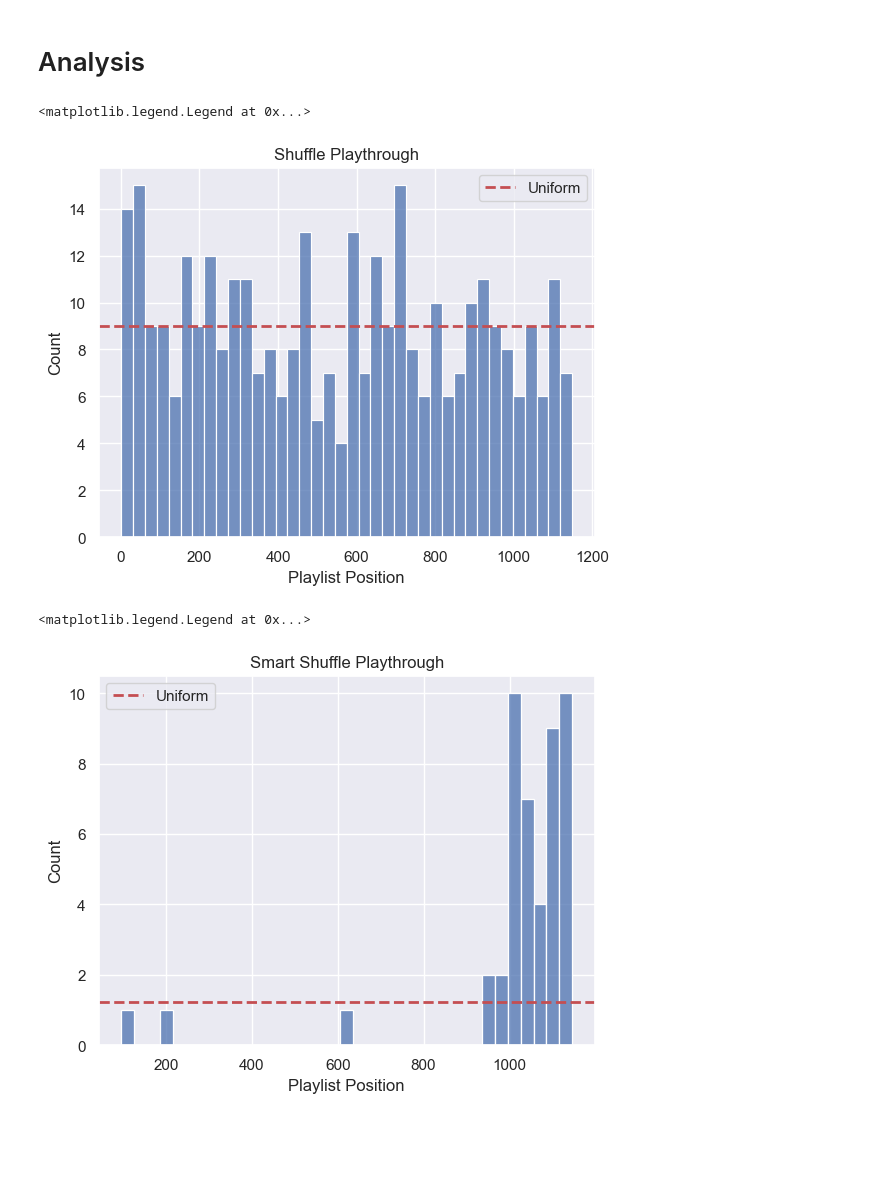
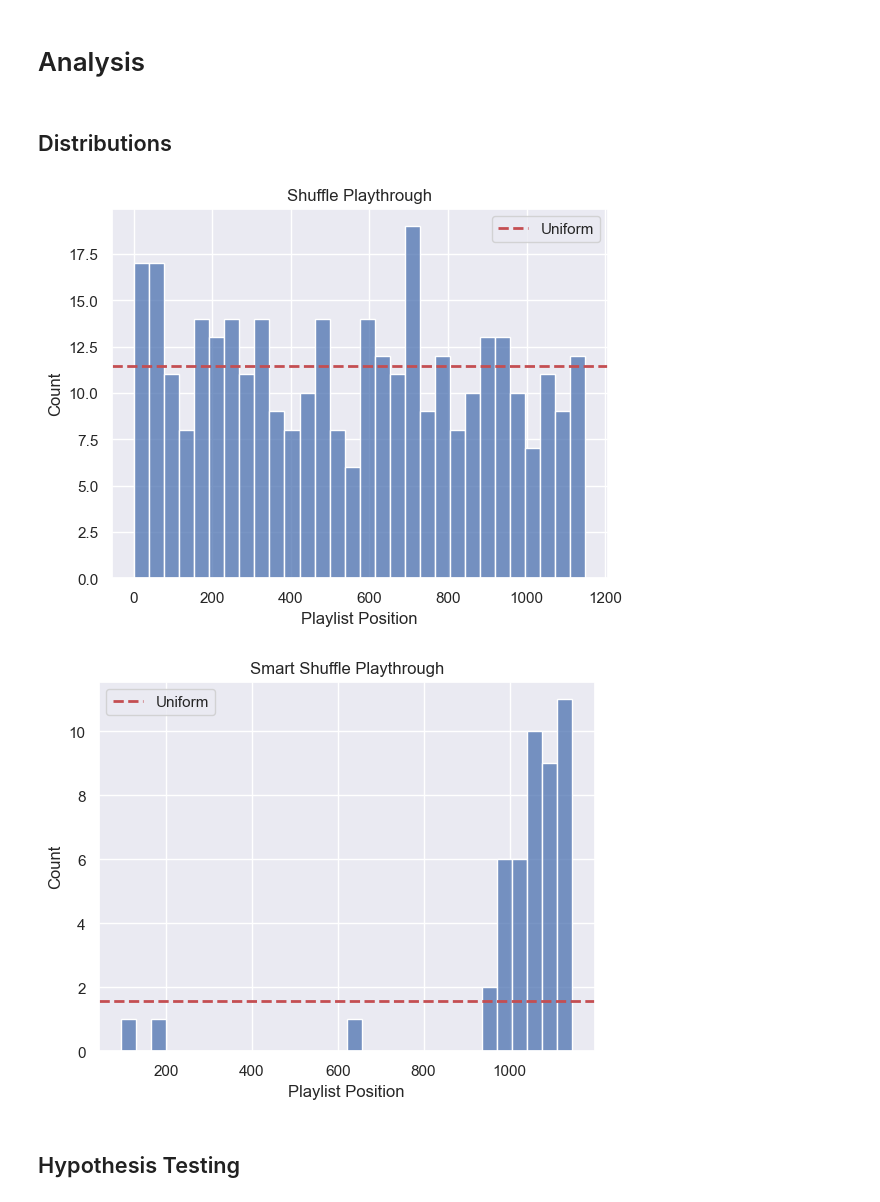
Before and after one commit to scs5/spotify-shuffle-analysis, a Jupyter notebook: src/analysis.ipynb, the cells around one changed output. Drawn from its saved outputs; the diff is of its cells as text; code cells hidden in the pictures; blank space fills up the shorter version.

```diff
--- a/src/analysis.ipynb
+++ b/src/analysis.ipynb
@@ -6,33 +6,40 @@ import pandas as pd
 import seaborn as sns
 import matplotlib.pyplot as plt
 from scipy.stats import chisquare
+import numpy as np
 
 # Load data
 df_shuffle = pd.read_csv('../data/shuffle_playthrough.csv', index_col=0)
 df_smart_shuffle = pd.read_csv('../data/smart_shuffle_playthrough.csv')
 df_shuffle.head()
 
+# Constants
 PLAYLIST_SIZE = 1149
-BIN_WIDTH = 30
-
+NUM_BINS = 30
 sns.set_theme()
+# %% [markdown]
+## Distributions
 # %%
-sns.histplot(df_shuffle, x='playlist_pos', binwidth=BIN_WIDTH)
+# Distribution of shuffle playthrough
+freq_shuffle, bins_shuffle = np.histogram(df_shuffle['playlist_pos'], bins=NUM_BINS)
+sns.histplot(df_shuffle, x='playlist_pos', bins=bins_shuffle)
 plt.title('Shuffle Playthrough')
 plt.xlabel('Playlist Position')
-uniform_avg = 1 / (PLAYLIST_SIZE - 1) * BIN_WIDTH * len(df_shuffle)
-plt.axhline(y = uniform_avg, color = 'r', lw=2, linestyle = '--', label='Uniform')
+uniform_avg_shuffle = len(df_shuffle) / NUM_BINS
+plt.axhline(y = uniform_avg_shuffle, color = 'r', lw=2, linestyle = '--', label='Uniform')
 plt.legend()
+plt.show()
 # %% [output]
-<matplotlib.legend.Legend at 0x...>
-[figure, old version]
+[figure, new version]
 # %%
-sns.histplot(df_smart_shuffle, x='playlist_pos', binwidth=BIN_WIDTH)
+# Distribution of smart shuffle playthrough
+freq_smart_shuffle, bins_smart_shuffle = np.histogram(df_smart_shuffle['playlist_pos'], bins=NUM_BINS)
+sns.histplot(df_smart_shuffle, x='playlist_pos', bins=bins_smart_shuffle)
 plt.title('Smart Shuffle Playthrough')
 plt.xlabel('Playlist Position')
-uniform_avg = 1 / (PLAYLIST_SIZE - 1) * BIN_WIDTH * len(df_smart_shuffle)
-plt.axhline(y = uniform_avg, color = 'r', lw=2, linestyle = '--', label='Uniform')
+uniform_avg_smart_shuffle = len(df_smart_shuffle) / NUM_BINS
+plt.axhline(y = uniform_avg_smart_shuffle, color = 'r', lw=2, linestyle = '--', label='Uniform')
 plt.legend()
+plt.show()
 # %% [output]
-<matplotlib.legend.Legend at 0x...>
-[figure, old version]
+[figure, new version]
@@ -40,0 +46,2 @@ expected_freq = np.full_like(sample, len(sample) / len(sample))
+# %% [markdown]
+## Hypothesis Testing
```
Also changed, not shown: parts of 3 cells of this notebook.
